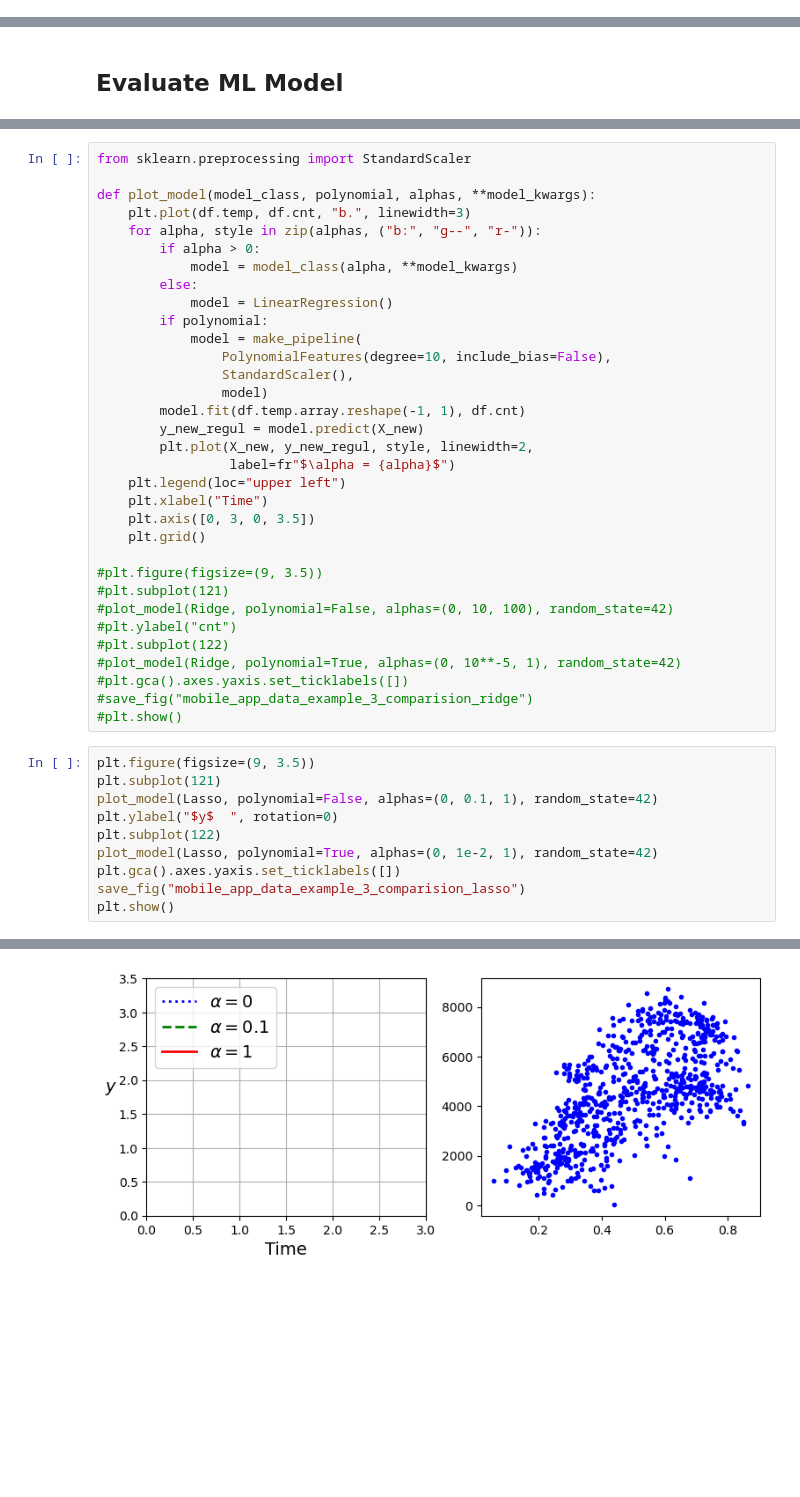
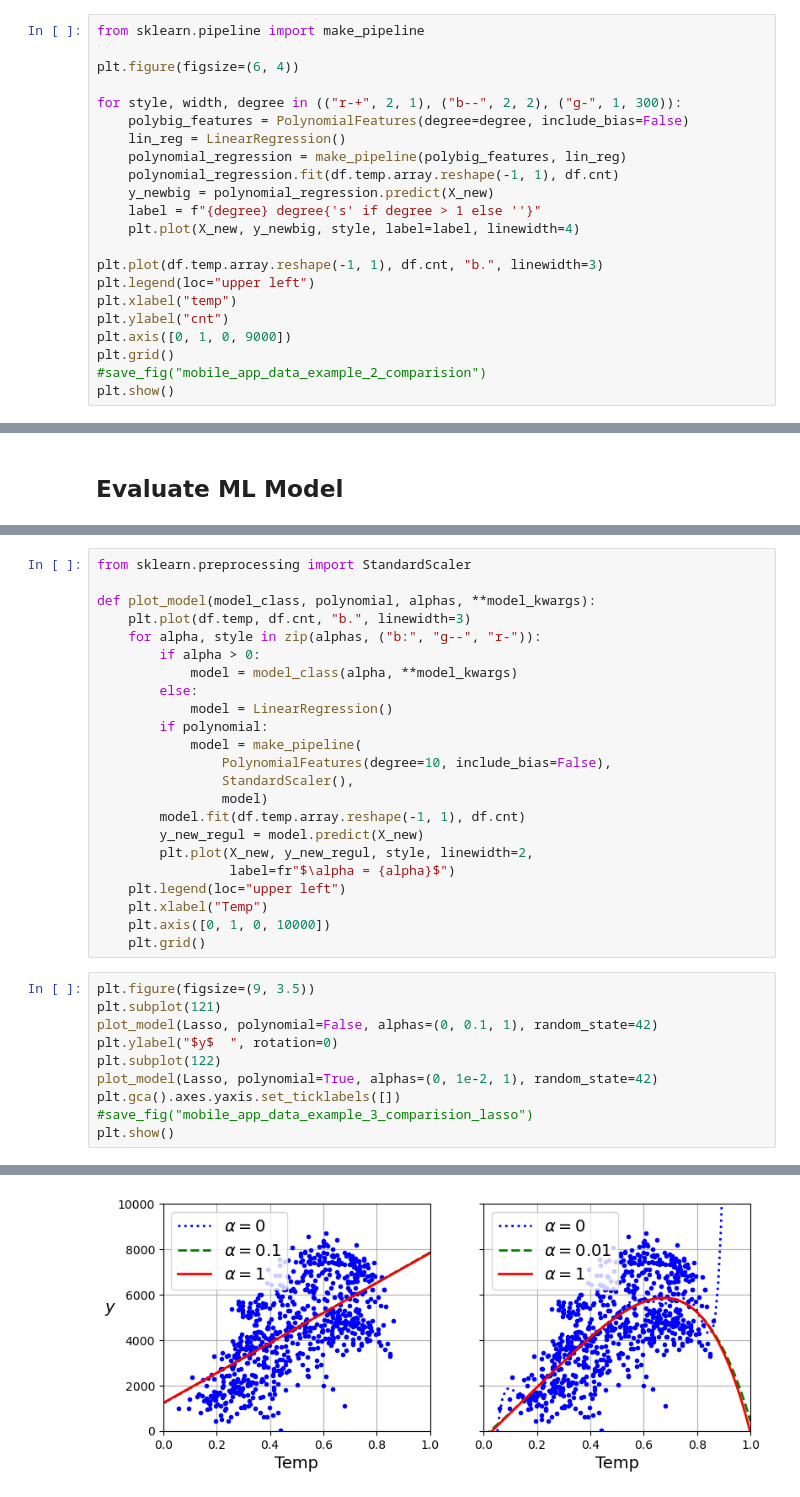
Before and after one commit to Ph1lippK/VAWI, a Jupyter notebook: Assignment_02_MatrikelNrTBD.ipynb, the cells around one changed output, grey strips where cells are left out. Drawn from its saved outputs; the diff is of its cells as text; blank space fills up the shorter version.

Commit message:
did polynomial and lasso regression with temp feature

```diff
--- a/Assignment_02_MatrikelNrTBD.ipynb
+++ b/Assignment_02_MatrikelNrTBD.ipynb
@@ -499,0 +642,22 @@ Notes:
+# %%
+from sklearn.pipeline import make_pipeline
+
+plt.figure(figsize=(6, 4))
+
+for style, width, degree in (("r-+", 2, 1), ("b--", 2, 2), ("g-", 1, 300)):
+    polybig_features = PolynomialFeatures(degree=degree, include_bias=False)
+    lin_reg = LinearRegression()
+    polynomial_regression = make_pipeline(polybig_features, lin_reg)
+    polynomial_regression.fit(df.temp.array.reshape(-1, 1), df.cnt)
+    y_newbig = polynomial_regression.predict(X_new)
+    label = f"{degree} degree{'s' if degree > 1 else ''}"
+    plt.plot(X_new, y_newbig, style, label=label, linewidth=4)
+
+plt.plot(df.temp.array.reshape(-1, 1), df.cnt, "b.", linewidth=3)
+plt.legend(loc="upper left")
+plt.xlabel("temp")
+plt.ylabel("cnt")
+plt.axis([0, 1, 0, 9000])
+plt.grid()
+#save_fig("mobile_app_data_example_2_comparision")
+plt.show()
@@ -598,19 +766,9 @@ def plot_model(model_class, polynomial, alphas, **model_kwargs):
         plt.plot(X_new, y_new_regul, style, linewidth=2,
                  label=fr"$\alpha = {alpha}$")
     plt.legend(loc="upper left")
-    plt.xlabel("Time")
-    plt.axis([0, 3, 0, 3.5])
+    plt.xlabel("Temp")
+    plt.axis([0, 1, 0, 10000])
     plt.grid()
-
-#plt.figure(figsize=(9, 3.5))
-#plt.subplot(121)
-#plot_model(Ridge, polynomial=False, alphas=(0, 10, 100), random_state=42)
-#plt.ylabel("cnt")
-#plt.subplot(122)
-#plot_model(Ridge, polynomial=True, alphas=(0, 10**-5, 1), random_state=42)
-#plt.gca().axes.yaxis.set_ticklabels([])
-#save_fig("mobile_app_data_example_3_comparision_ridge")
-#plt.show()
 # %%
 plt.figure(figsize=(9, 3.5))
 plt.subplot(121)
@@ -619,6 +777,6 @@ plt.ylabel("$y$  ", rotation=0)
 plt.subplot(122)
 plot_model(Lasso, polynomial=True, alphas=(0, 1e-2, 1), random_state=42)
 plt.gca().axes.yaxis.set_ticklabels([])
-save_fig("mobile_app_data_example_3_comparision_lasso")
+#save_fig("mobile_app_data_example_3_comparision_lasso")
 plt.show()
 # %% [output]
@@ -626 +783 @@ NameError: name 'make_pipeline' is not defined
-[figure, old version]
+[figure, new version]
```
Also changed, not shown: parts of 31 cells of this notebook.
